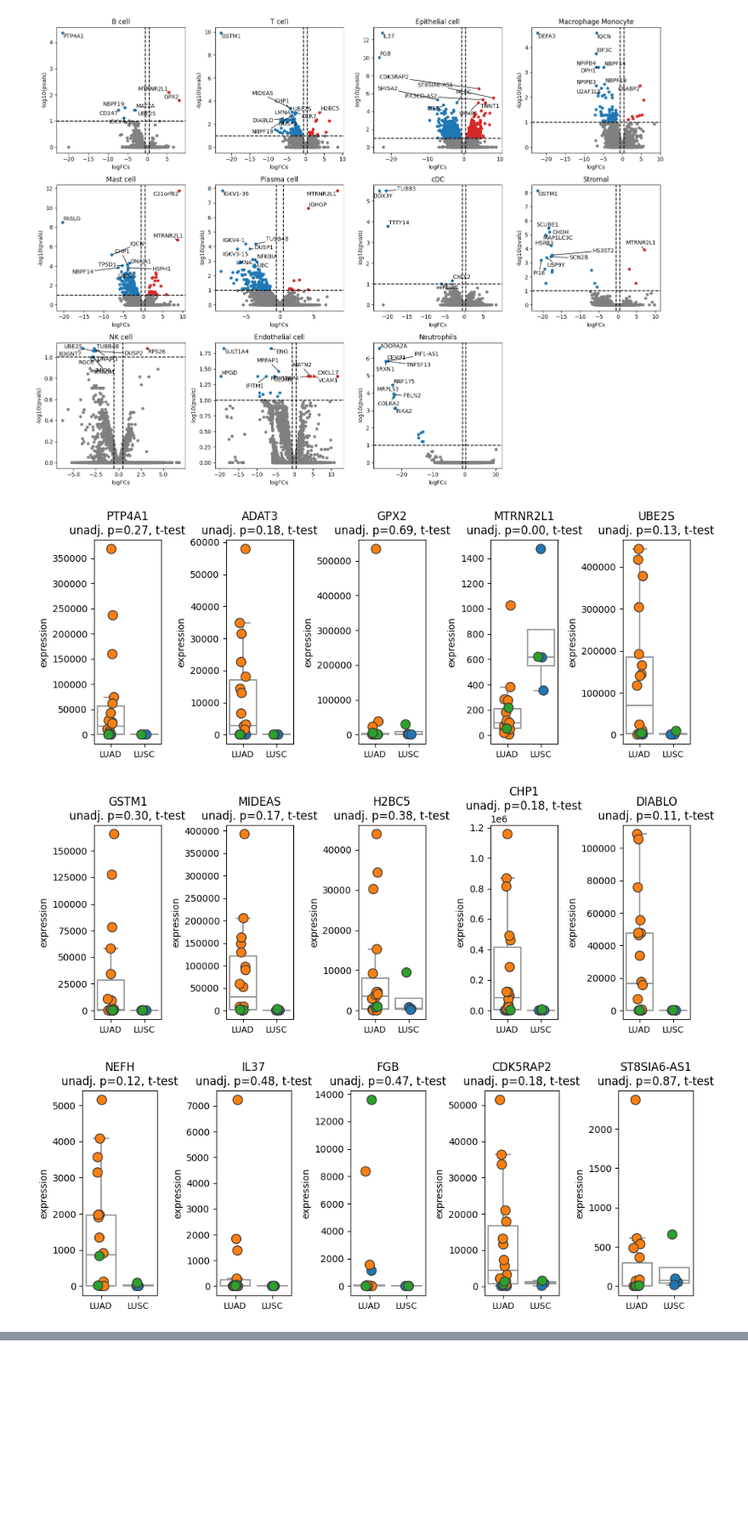
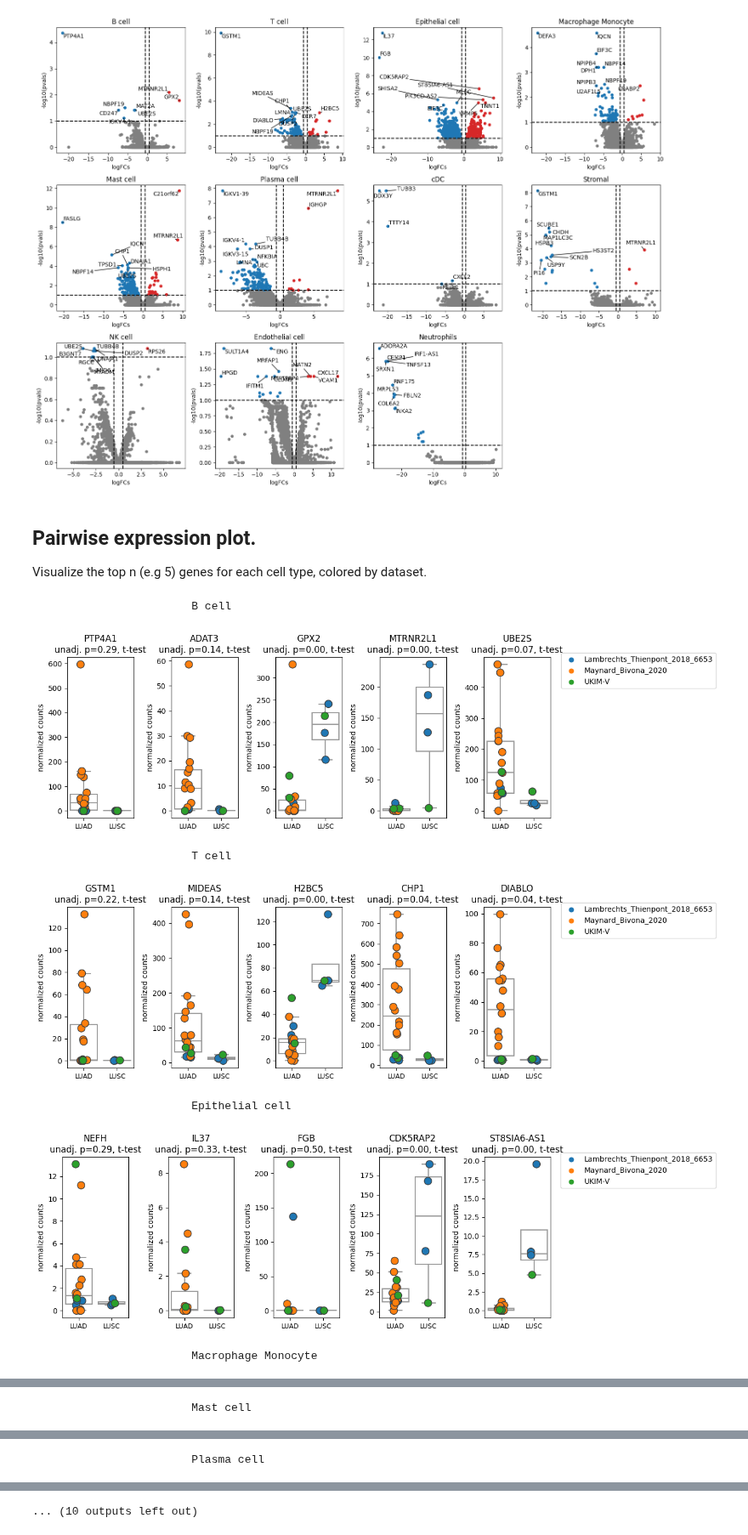
Before and after one commit to icbi-lab/atlas_protocol, a Jupyter notebook: docs/notebooks/06_differential_expression.ipynb, the cells around one changed output, grey strips where cells are left out. Shown at 85% size. Drawn from its saved outputs; the diff is of its cells as text; code cells hidden in the pictures; blank space fills up the shorter version.

Commit message:
Updated plot

```diff
--- a/docs/notebooks/06_differential_expression.ipynb
+++ b/docs/notebooks/06_differential_expression.ipynb
@@ -76,0 +80,3 @@ AnnData object with n_obs × n_vars = 22 × 17837
+# %%
+pdata.layers["counts"] = pdata.X.copy()
+sc.pp.normalize_total(pdata, target_sum=1e6)
@@ -300,6 +313,3 @@ for contrast in contrasts:
 | Endothelial cell | -0.078867 | -0.313443 | -0.820749 | -0.361649 | 0.454968 | -0.350312 | 1.683491 | 0.000000 | 0.000000 | 0.00000 | ... | ... |
 | Neutrophils | 0.000000 | 0.000000 | 0.168833 | 0.000000 | 2.627765 | 0.000000 | 0.000000 | 0.000000 | 0.000000 | 0.00000 | ... | ... |
 11 rows × 16584 columns
-# %%
-logFCs = contrast["lfc_mat"]
-logFCs
@@ -573,16 +363,26 @@ def plot_paired(
+# %% [markdown]
+##  Pairwise expression plot.
+
+Visualize the top n (e.g 5) genes for each cell type, colored by dataset.
 # %%
 for ct in cell_type:
+    print("\t\t\t" + ct)
     plot_paired(
         pdata,
         "condition",
         var_names=list(contrast["de_res"][ct].index)[0:5],
         n_cols=5,
         panel_size=(2, 4),
+        show_legend=True,
         hue="dataset",
         size=10,
-        ylabel="expression",
+        ylabel="normalized counts",
     )
 # %% [output]
+                        B cell
-[figure, old version]
+[figure, new version]
+                        T cell
-[figure, old version]
+[figure, new version]
+                        Epithelial cell
-[figure, old version]
+[figure, new version]
+                        Macrophage Monocyte
@@ -589,0 +390 @@ for ct in cell_type:
+                        Mast cell
@@ -590,0 +392 @@ for ct in cell_type:
+                        Plasma cell
@@ -596,0 +394 @@ for ct in cell_type:
+... (10 outputs left out)
```
Also changed, not shown: parts of 23 cells of this notebook, 4 other files.
